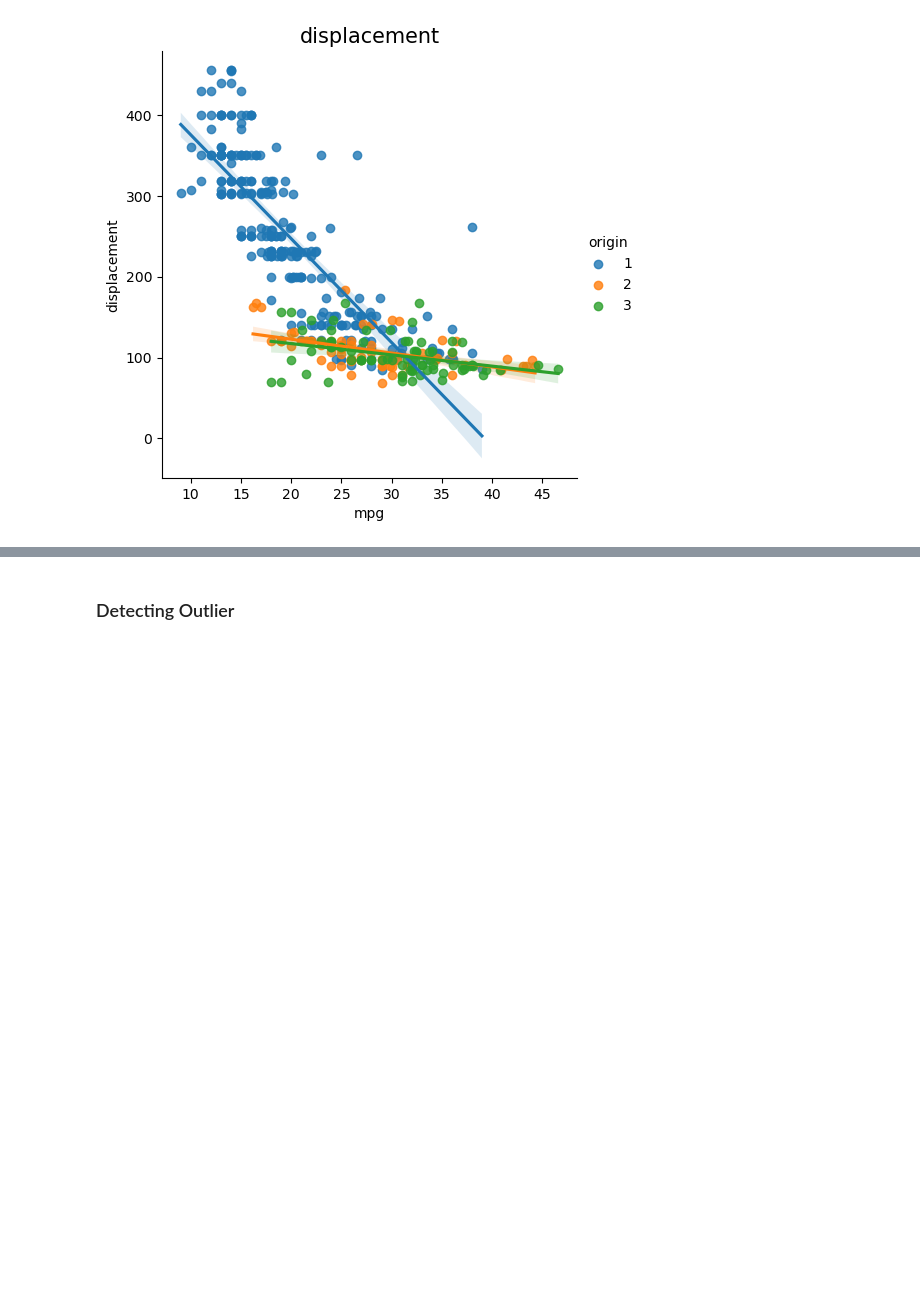
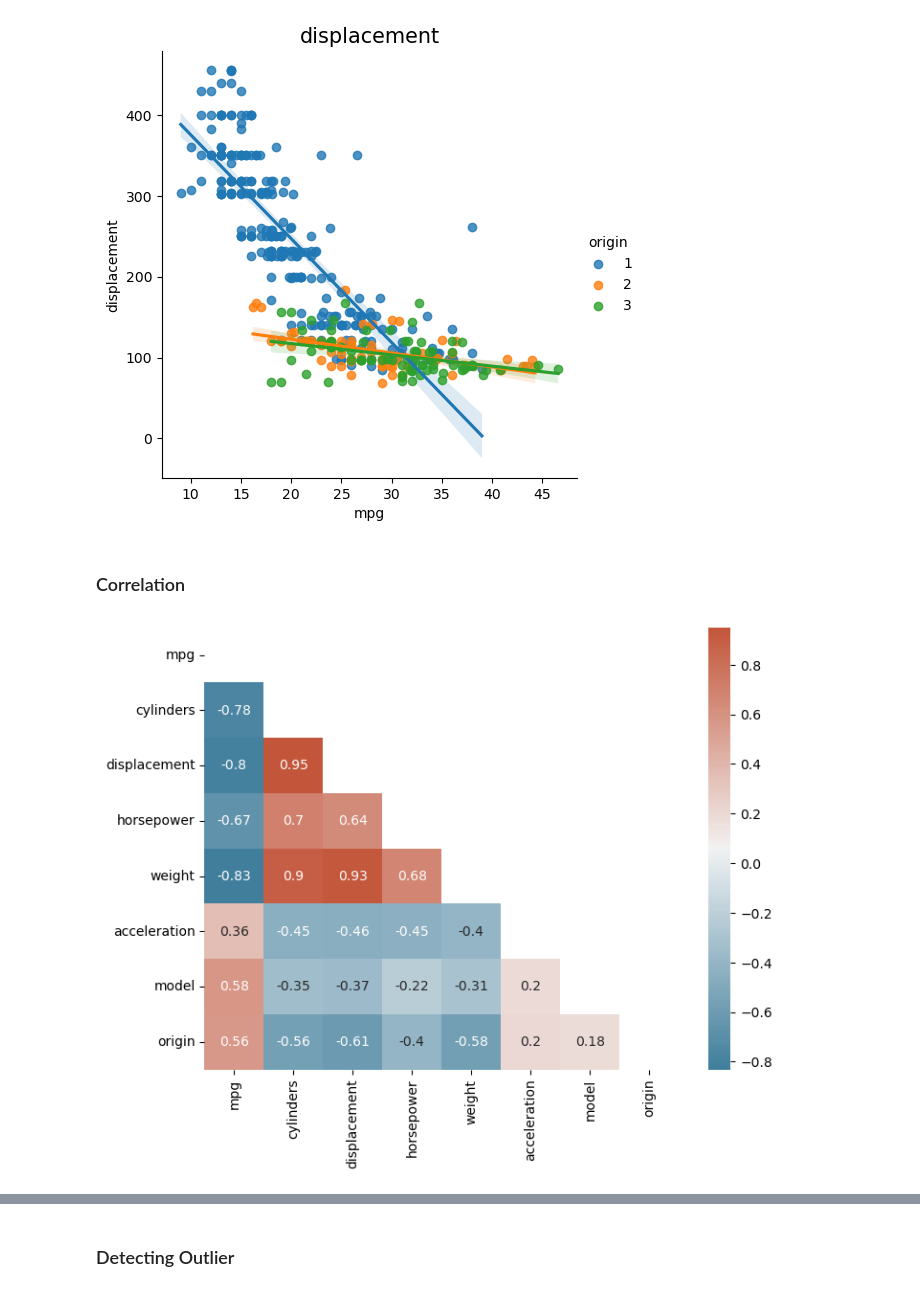
Before and after one commit to yonkeenn/LinearRegression, a Jupyter notebook: LinearRegression.ipynb, the cells around one changed output, grey strips where cells are left out. Drawn from its saved outputs; the diff is of its cells as text; code cells hidden in the pictures; blank space fills up the shorter version.

```diff
--- a/LinearRegression.ipynb
+++ b/LinearRegression.ipynb
@@ -240,3 +248,14 @@ for i in ["horsepower","acceleration","weight","displacement"]:
 [figure]
 [figure]
 [figure]
+# %% [markdown]
+### Correlation
+# %%
+plt.subplots(figsize=(8, 6))
+corr = df.corr()
+mask = np.triu(np.ones_like(corr, dtype=bool))
+cmap = sns.diverging_palette(230, 20, as_cmap=True)
+sns.heatmap(corr, mask=mask, annot=True, cmap=cmap)
+plt.show()
+# %% [output]
+[figure, added]
```
Also changed, not shown: parts of 10 cells of this notebook.
